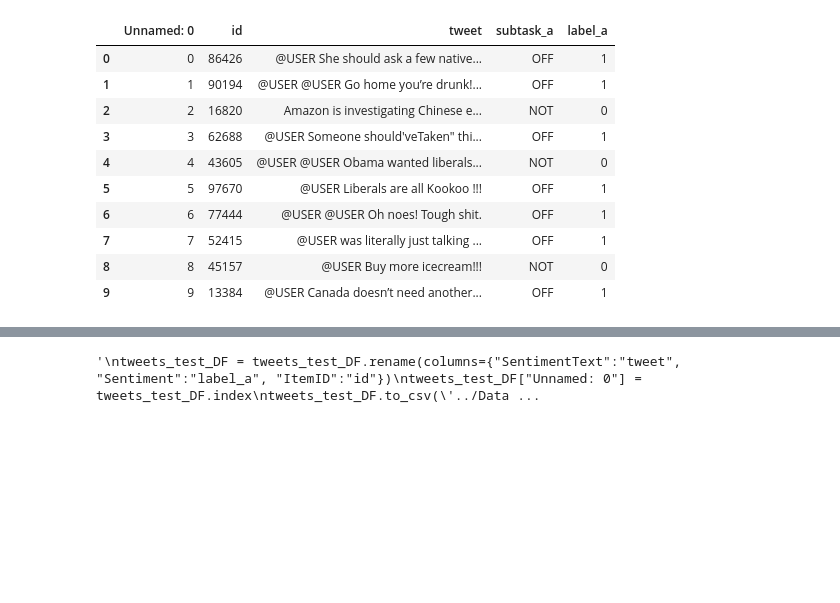
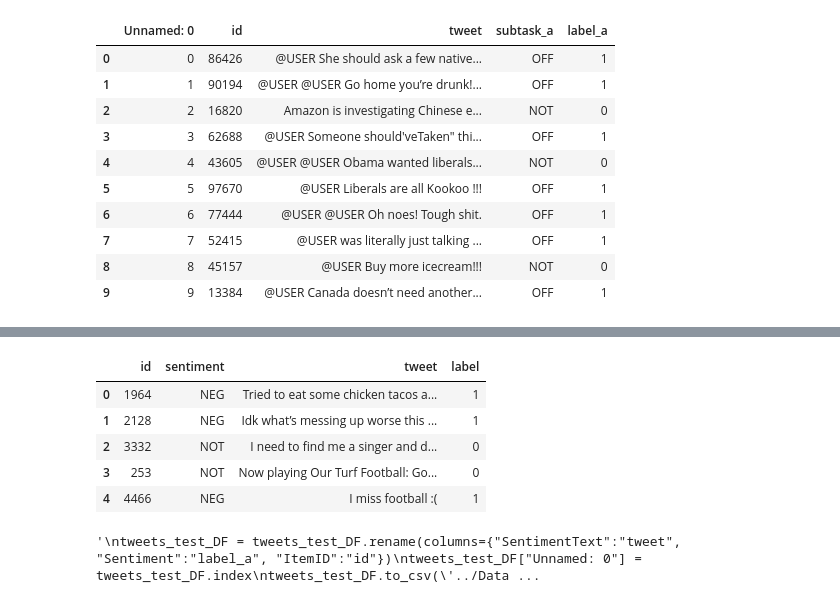
Before and after one commit to katarina-cavar/TARProject, a Jupyter notebook: Shallow/log_reg.ipynb, the cells around one changed output, grey strips where cells are left out. Drawn from its saved outputs; the diff is of its cells as text; code cells hidden in the pictures; blank space fills up the shorter version.

```diff
--- a/Shallow/log_reg.ipynb
+++ b/Shallow/log_reg.ipynb
@@ -75 +80,12 @@ tweets_test_DF.sample(frac=0.4)
+# %%
+tweets_test_DF = pd.read_csv("/home/dorotea/Documents/FER/APT/tmp/tweets_50-50.tsv", sep="\t")
+tweets_test_DF["label"] = tweets_test_DF["sentiment"].apply(lambda x: 1 if x == "NEG" else 0)
+tweets_test_DF.head(5)
+# %% [output]
+|  | id | sentiment | tweet | label |
+| 0 | 1964 | NEG | Tried to eat some chicken tacos a... | 1 |
+| 1 | 2128 | NEG | Idk what’s messing up worse this ... | 1 |
+| 2 | 3332 | NOT | I️ need to find me a singer and d... | 0 |
+| 3 | 253 | NOT | Now playing Our Turf Football: Go... | 0 |
+| 4 | 4466 | NEG | I miss football :( | 1 |
 # %%
```
Also changed, not shown: parts of 18 cells of this notebook.
